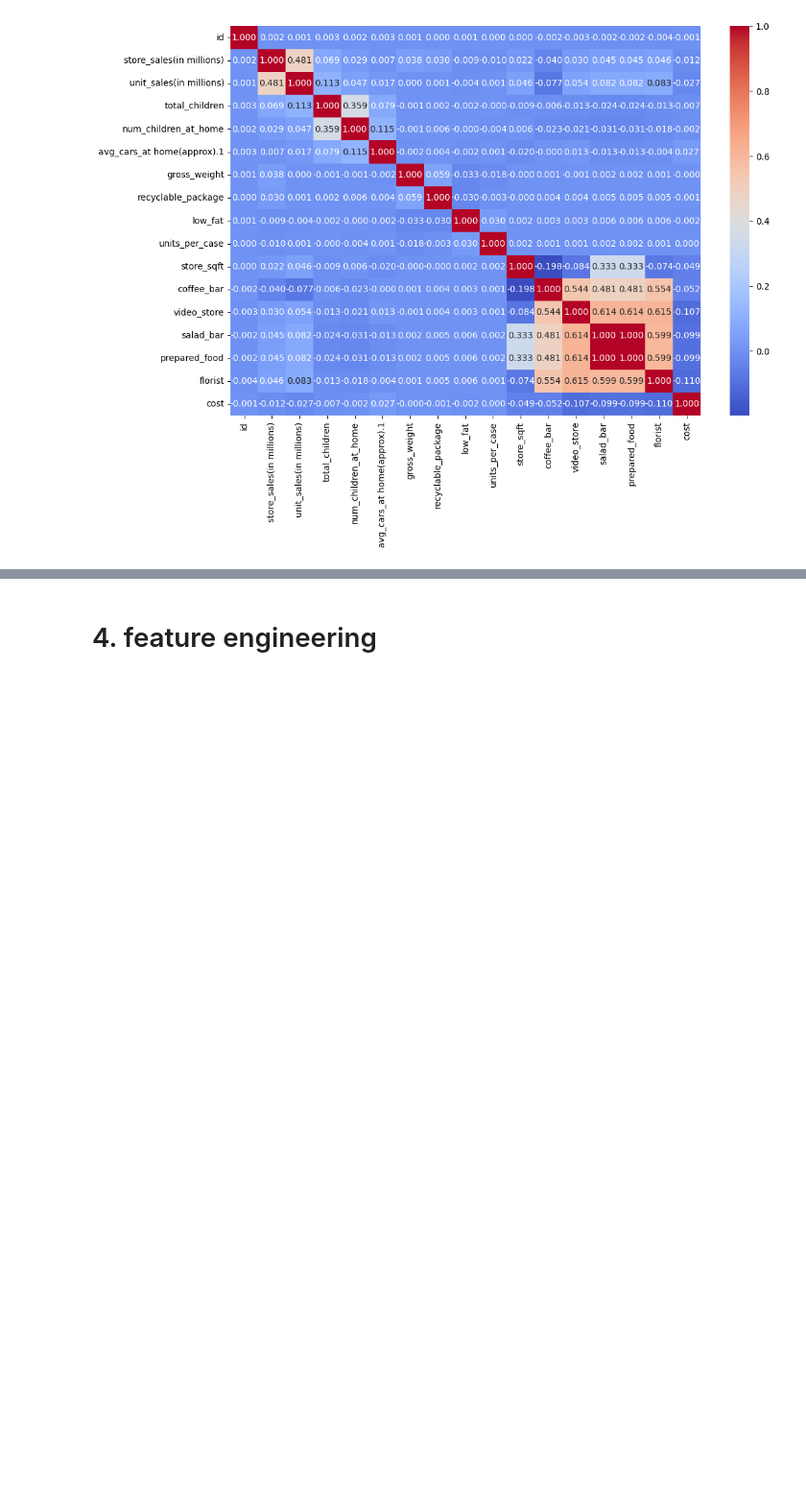
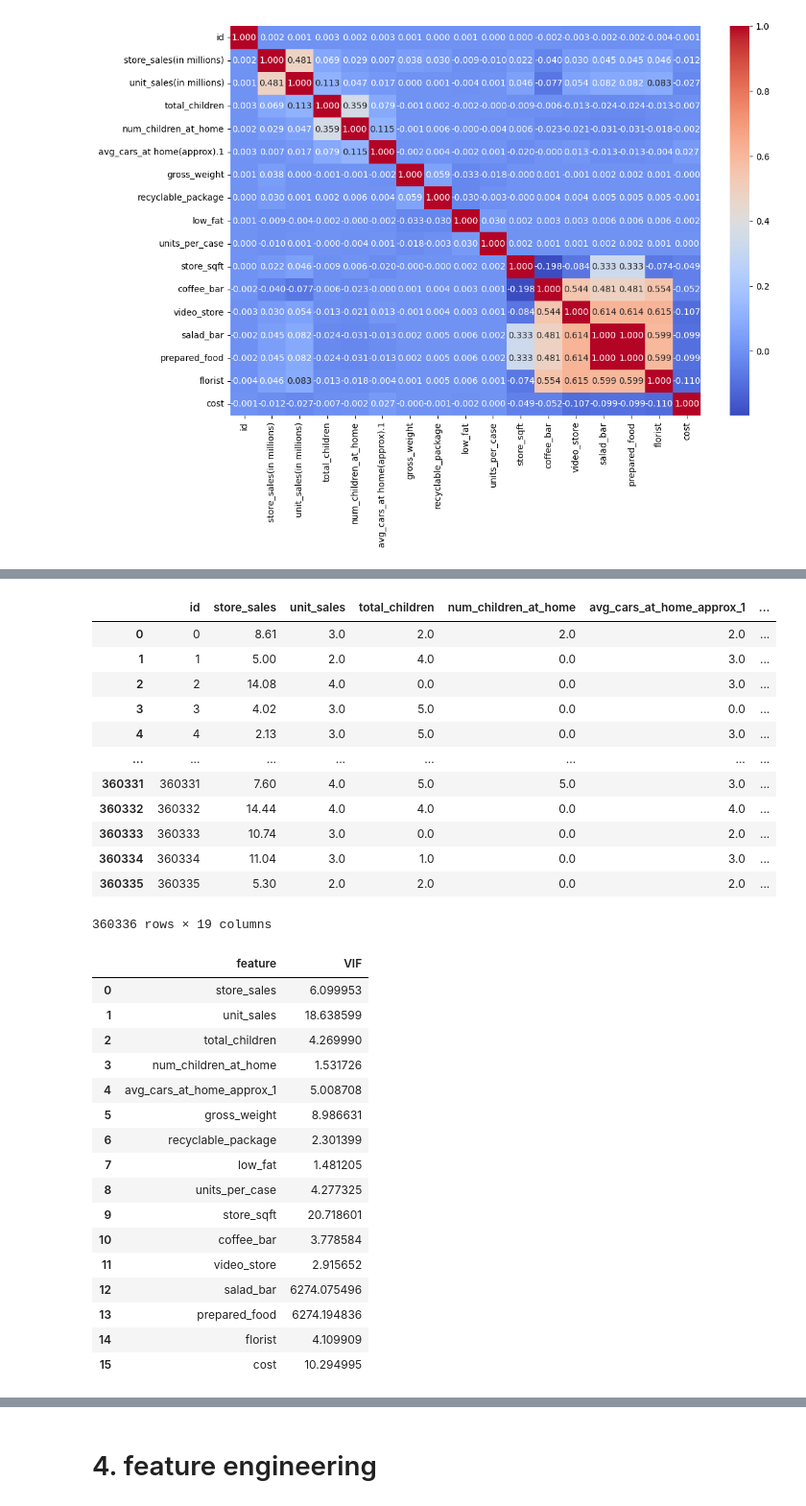
Before and after one commit to seokjunHwang/MachinLearning, a Jupyter notebook: ML_Playground/playground-s3e11-ensemble .ipynb, the cells around one changed output, grey strips where cells are left out. Shown: that part at 96% size. Saved outputs shown, nothing was run; the diff lists cells and outputs as text; code cells hidden in the pictures; blank space fills up the shorter version.

Commit message:
update : VIF,MetaModel : Cat, KNN hyperparasTuning

```diff
--- a/ML_Playground/playground-s3e11-ensemble .ipynb
+++ b/ML_Playground/playground-s3e11-ensemble .ipynb
@@ -112,0 +121,61 @@ display(col_list,len(col_list))
+# %%
+# 변수 이름 변경
+train_2 = train.copy()
+
+# 특수문자 . 오류방지
+train_2 = train_2.rename(columns={
+    'store_sales(in millions)' : 'store_sales',
+    'unit_sales(in millions)' : 'unit_sales',
+    'avg_cars_at home(approx).1': 'avg_cars_at_home_approx_1'
+})
+
+display(train_2)
+
+model = ols(
+    'cost ~ store_sales + unit_sales + total_children + num_children_at_home + avg_cars_at_home_approx_1 + \
+    gross_weight + recyclable_package + low_fat + units_per_case + store_sqft + coffee_bar + video_store + salad_bar + \
+    prepared_food + florist', train_2
+)
+res = model.fit()
+res.summary()
+
+vdf = train_2[['store_sales', 'unit_sales', 'total_children', 'num_children_at_home',
+       'avg_cars_at_home_approx_1', 'gross_weight', 'recyclable_package', 'low_fat',
+       'units_per_case', 'store_sqft', 'coffee_bar', 'video_store',
+       'salad_bar', 'prepared_food', 'florist', 'cost']]
+
+vif_df = pd.DataFrame()
+vif_df['feature'] = vdf.columns
+vif_df['VIF'] = [VIF(vdf.values, i) for i in range(len(vdf.columns))]
+vif_df
+# %% [output]
+|  | id | store_sales | unit_sales | total_children | num_children_at_home | avg_cars_at_home_approx_1 | ... |
+| 0 | 0 | 8.61 | 3.0 | 2.0 | 2.0 | 2.0 | ... |
+| 1 | 1 | 5.00 | 2.0 | 4.0 | 0.0 | 3.0 | ... |
+| 2 | 2 | 14.08 | 4.0 | 0.0 | 0.0 | 3.0 | ... |
+| 3 | 3 | 4.02 | 3.0 | 5.0 | 0.0 | 0.0 | ... |
+| 4 | 4 | 2.13 | 3.0 | 5.0 | 0.0 | 3.0 | ... |
+| ... | ... | ... | ... | ... | ... | ... | ... |
+| 360331 | 360331 | 7.60 | 4.0 | 5.0 | 5.0 | 3.0 | ... |
+| 360332 | 360332 | 14.44 | 4.0 | 4.0 | 0.0 | 4.0 | ... |
+| 360333 | 360333 | 10.74 | 3.0 | 0.0 | 0.0 | 2.0 | ... |
+| 360334 | 360334 | 11.04 | 3.0 | 1.0 | 0.0 | 3.0 | ... |
+| 360335 | 360335 | 5.30 | 2.0 | 2.0 | 0.0 | 2.0 | ... |
+360336 rows × 19 columns
+|  | feature | VIF |
+| 0 | store_sales | 6.099953 |
+| 1 | unit_sales | 18.638599 |
+| 2 | total_children | 4.269990 |
+| 3 | num_children_at_home | 1.531726 |
+| 4 | avg_cars_at_home_approx_1 | 5.008708 |
+| 5 | gross_weight | 8.986631 |
+| 6 | recyclable_package | 2.301399 |
+| 7 | low_fat | 1.481205 |
+| 8 | units_per_case | 4.277325 |
+| 9 | store_sqft | 20.718601 |
+| 10 | coffee_bar | 3.778584 |
+| 11 | video_store | 2.915652 |
+| 12 | salad_bar | 6274.075496 |
+| 13 | prepared_food | 6274.194836 |
+| 14 | florist | 4.109909 |
+| 15 | cost | 10.294995 |
```
Also changed, not shown: parts of 27 cells of this notebook, 1 other file.
